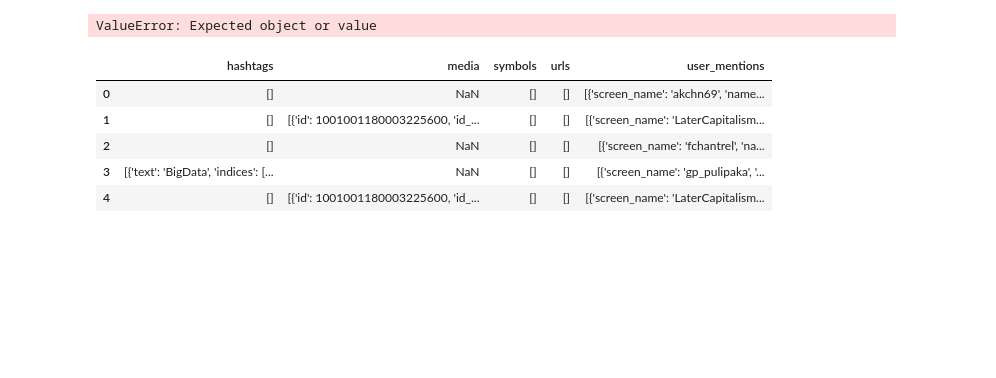
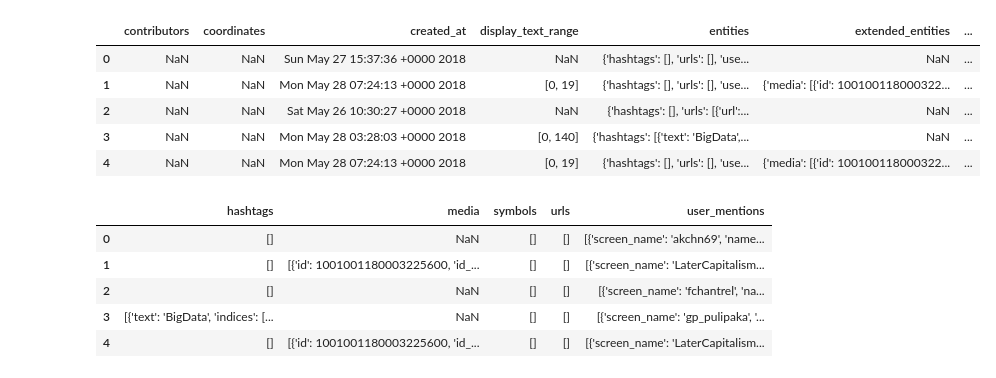
Before and after one commit to devssh/Dory-Twitter, a Jupyter notebook: Twitter-Analysis.ipynb, the cells around one changed output. Saved outputs shown, nothing was run; the diff lists cells and outputs as text; code cells hidden in the pictures; blank space fills up the shorter version.

Commit message:
Retweets added

```diff
--- a/Twitter-Analysis.ipynb
+++ b/Twitter-Analysis.ipynb
@@ -27,10 +40,13 @@ users.head()
-# %%
-from pandas.io.json import json_normalize
-import ast
-
-pd.read_json("\n".join(df["retweeted_status"].apply(ast.literal_eval).values), lines=True)
-# %% [output]
-ValueError: Expected object or value
+# %%
+retweets = df["retweeted_status"].apply(pd.Series)
+retweets.head()
+# %% [output]
+|  | contributors | coordinates | created_at | display_text_range | entities | extended_entities | ... |
+| 0 | NaN | NaN | Sun May 27 15:37:36 +0000 2018 | NaN | {'hashtags': [], 'urls': [], 'use... | NaN | ... |
+| 1 | NaN | NaN | Mon May 28 07:24:13 +0000 2018 | [0, 19] | {'hashtags': [], 'urls': [], 'use... | {'media': [{'id': 100100118000322... | ... |
+| 2 | NaN | NaN | Sat May 26 10:30:27 +0000 2018 | NaN | {'hashtags': [], 'urls': [{'url':... | NaN | ... |
+| 3 | NaN | NaN | Mon May 28 03:28:03 +0000 2018 | [0, 140] | {'hashtags': [{'text': 'BigData',... | NaN | ... |
+| 4 | NaN | NaN | Mon May 28 07:24:13 +0000 2018 | [0, 19] | {'hashtags': [], 'urls': [], 'use... | {'media': [{'id': 100100118000322... | ... |
 # %%
 entities = pd.DataFrame.from_records(df["entities"].values)
 entities.head()
```
Also changed, not shown: parts of 4 cells of this notebook, 4 other files.
